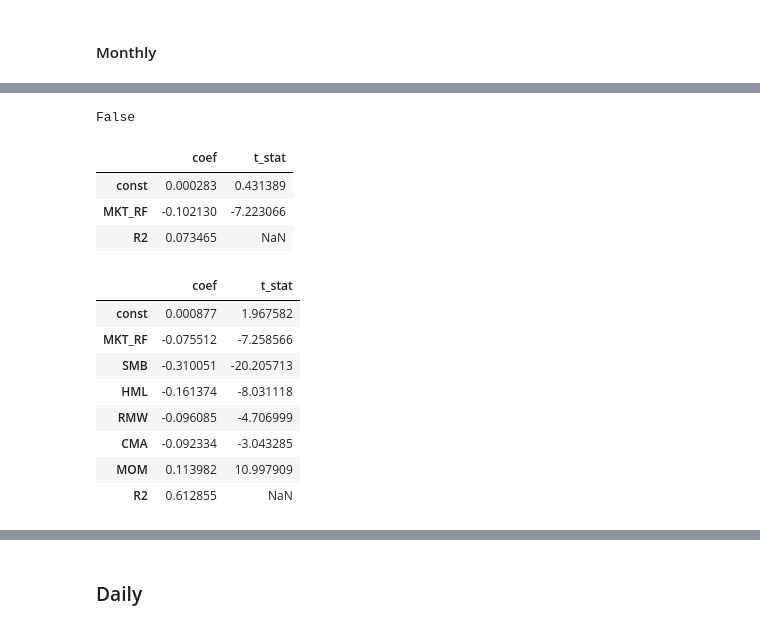
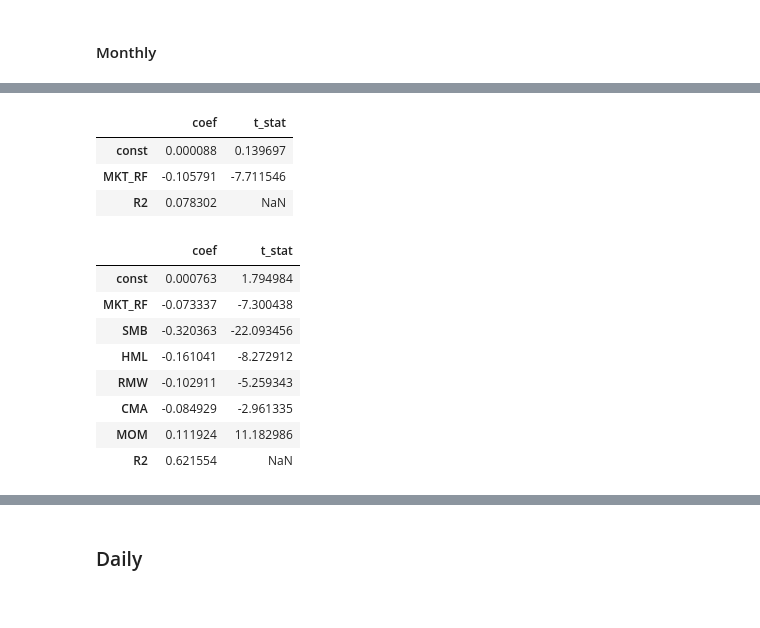
Before and after one commit to eviprous/Invesco_Research_Project, a Jupyter notebook: notebooks/analysis.ipynb, the cells around one changed output, grey strips where cells are left out. Saved outputs shown, nothing was run; the diff lists cells and outputs as text; code cells hidden in the pictures.

```diff
--- a/notebooks/analysis.ipynb
+++ b/notebooks/analysis.ipynb
@@ -12,3 +14,7 @@ import matplotlib.pyplot as plt
 # %%
+from pathlib import Path
 project_root = Path.cwd().parents[0]
 sys.path.append(str(project_root))
+
+DATA_PROCESSED_DIR = project_root / "data" / "processed"
+DATA_RAW_DIR = project_root / "data"/ "raw"
@@ -18,0 +27,6 @@ from src.preference_factors.build_preference_dataset import (
+# %%
+preference_factors_monthly = pd.read_csv(
+    DATA_PROCESSED_DIR / "monthly_preference_returns_and_factors.csv",
+    index_col=0,
+    parse_dates=True
+)
@@ -40,25 +52,21 @@ df_monthly.head()
-# %%
-df_monthly.isna().any().any()
-# %% [output]
-False
 # %%
 import src.analysis.basic_analytics as ba
 # %%
-ba.run_capm(df_monthly,'CW-EW')
+ba.run_capm(preference_factors_monthly,'CW-EW')
 # %% [output]
 |  | coef | t_stat |
-| const | 0.000283 | 0.431389 |
-| MKT_RF | -0.102130 | -7.223066 |
-| R2 | 0.073465 | NaN |
+| const | 0.000088 | 0.139697 |
+| MKT_RF | -0.105791 | -7.711546 |
+| R2 | 0.078302 | NaN |
 # %%
-ba.run_factor_model(df_monthly,'CW-EW')
+ba.run_factor_model(preference_factors_monthly,'CW-EW')
 # %% [output]
 |  | coef | t_stat |
-| const | 0.000877 | 1.967582 |
-| MKT_RF | -0.075512 | -7.258566 |
-| SMB | -0.310051 | -20.205713 |
-| HML | -0.161374 | -8.031118 |
-| RMW | -0.096085 | -4.706999 |
-| CMA | -0.092334 | -3.043285 |
-| MOM | 0.113982 | 10.997909 |
-| R2 | 0.612855 | NaN |
+| const | 0.000763 | 1.794984 |
+| MKT_RF | -0.073337 | -7.300438 |
+| SMB | -0.320363 | -22.093456 |
+| HML | -0.161041 | -8.272912 |
+| RMW | -0.102911 | -5.259343 |
+| CMA | -0.084929 | -2.961335 |
+| MOM | 0.111924 | 11.182986 |
+| R2 | 0.621554 | NaN |
```
Also changed, not shown: parts of 41 cells of this notebook, 6 other files.
